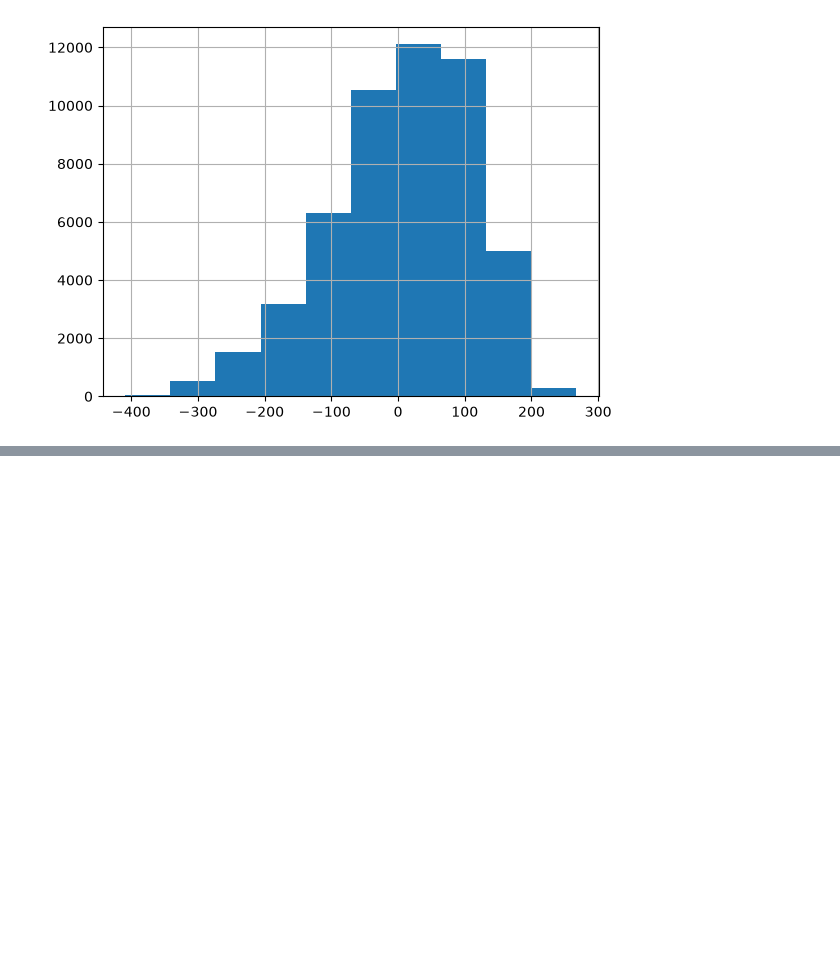
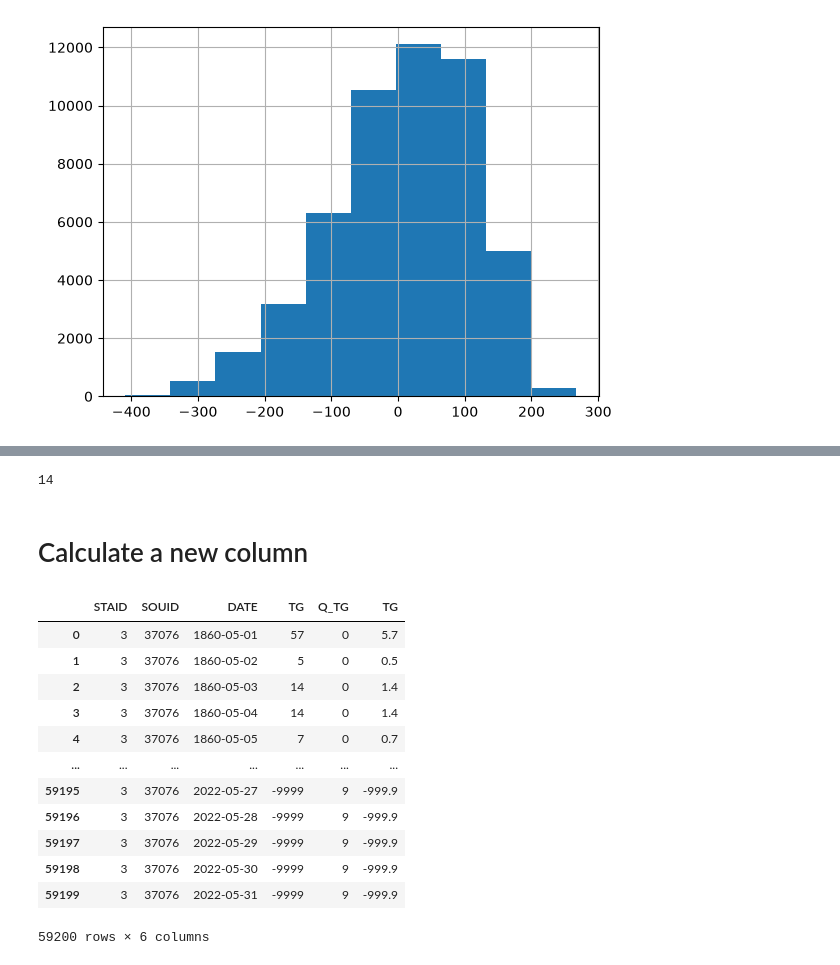
Before and after one commit to denickman/weatherApp, a Jupyter notebook: MISC/Untitled.ipynb, the cells around one changed output, grey strips where cells are left out. Cells and saved outputs as stored; diff of their text form; code cells hidden in the pictures; blank space fills up the shorter version.

```diff
--- a/MISC/Untitled.ipynb
+++ b/MISC/Untitled.ipynb
@@ -94,0 +119,6 @@ data_frame.loc[data_frame['   TG'] != -9999]['   TG'].hist()
+# %%
+int(data_frame.loc[3, '   TG'])
+# %% [output]
+14
+# %% [markdown]
+# Calculate a new column
@@ -94,0 +127,16 @@ data_frame.loc[data_frame['   TG'] != -9999]['   TG'].hist()
+# %%
+data_frame
+# %% [output]
+|  | STAID | SOUID | DATE | TG | Q_TG | TG |
+| 0 | 3 | 37076 | 1860-05-01 | 57 | 0 | 5.7 |
+| 1 | 3 | 37076 | 1860-05-02 | 5 | 0 | 0.5 |
+| 2 | 3 | 37076 | 1860-05-03 | 14 | 0 | 1.4 |
+| 3 | 3 | 37076 | 1860-05-04 | 14 | 0 | 1.4 |
+| 4 | 3 | 37076 | 1860-05-05 | 7 | 0 | 0.7 |
+| ... | ... | ... | ... | ... | ... | ... |
+| 59195 | 3 | 37076 | 2022-05-27 | -9999 | 9 | -999.9 |
+| 59196 | 3 | 37076 | 2022-05-28 | -9999 | 9 | -999.9 |
+| 59197 | 3 | 37076 | 2022-05-29 | -9999 | 9 | -999.9 |
+| 59198 | 3 | 37076 | 2022-05-30 | -9999 | 9 | -999.9 |
+| 59199 | 3 | 37076 | 2022-05-31 | -9999 | 9 | -999.9 |
+59200 rows × 6 columns
```
Also changed, not shown: parts of 9 cells of this notebook, 1 other file.
